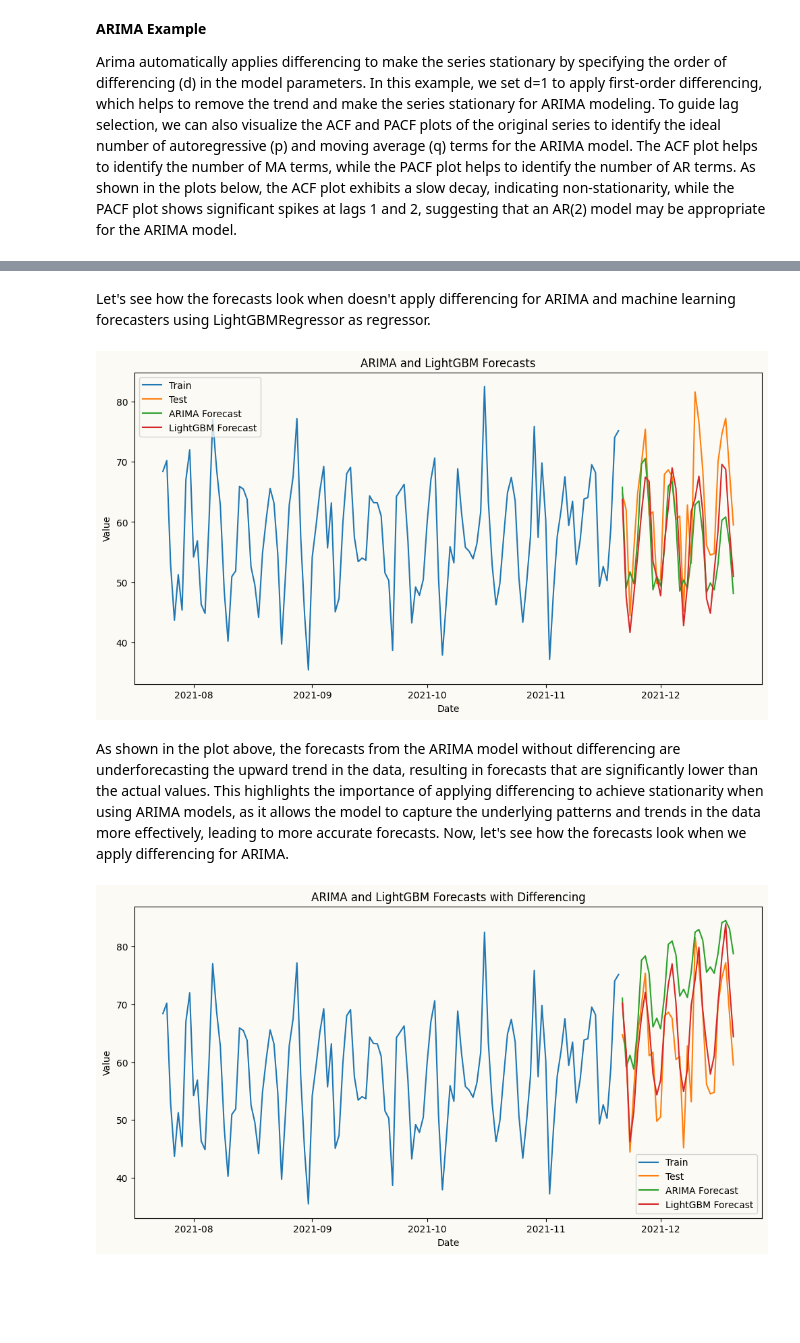
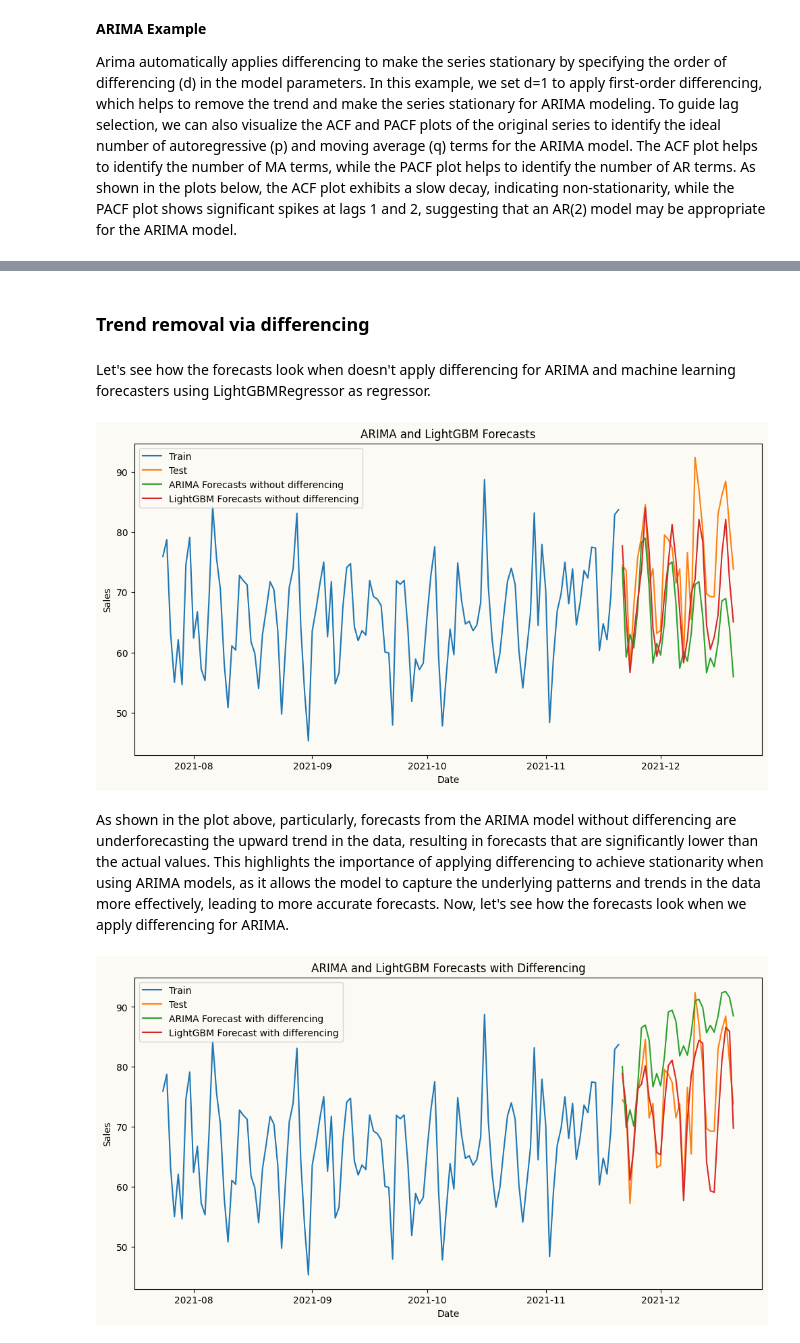
Before and after one commit to mustafaslanCoto/peshbeen, a Jupyter notebook: nbs/user_guide.ipynb, the cells around one changed output, grey strips where cells are left out. Drawn from its saved outputs; the diff is of its cells as text; code cells hidden in the pictures; blank space fills up the shorter version.

```diff
--- a/nbs/user_guide.ipynb
+++ b/nbs/user_guide.ipynb
@@ -80,20 +94,20 @@ Here, we forecast the same series using multiple models — starting with ETS, w
 # %%
 
 from lightgbm import LGBMRegressor
-train = time_series.iloc[:-30]
-test = time_series.iloc[-30:]
+train = sales_data.iloc[:-30]
+test = sales_data.iloc[-30:]
 from peshbeen.models import ets, arima, ml_forecaster
-ets_model = ets(target_col='Value', seasonal = 'additive', seasonal_periods=7)
+ets_model = ets(target_col='sales', seasonal = 'additive', seasonal_periods=7)
 ets_model.fit(train)
 ets_forecast = ets_model.forecast(H=30)
 # plot the forecast
 plt.figure(figsize=(12, 6))
-plt.plot(train.index[-120:], train['Value'][-120:], label='Train')
-plt.plot(test.index, test['Value'], label='Test')
+plt.plot(train.index[-120:], train['sales'][-120:], label='Train')
+plt.plot(test.index, test['sales'], label='Test')
 plt.plot(test.index, ets_forecast, label='ETS Forecast')
 plt.title('ETS Forecast')
 plt.xlabel('Date')
-plt.ylabel('Value')
+plt.ylabel('Sales')
 plt.legend()
 plt.show()
 # %% [output]
@@ -118,52 +128,55 @@ plt.show()
+# %% [markdown]
+### Trend removal via differencing
 # %% [markdown]
 Let's see how the forecasts look when doesn't apply differencing for ARIMA and machine learning forecasters using LightGBMRegressor as regressor.
 # %%
 # arima forecast
-arima_model = arima(target_col='Value', order=(2,0,0), seasonal_order=(1,0,0), seasonal_length=7)
+arima_model = arima(target_col='sales', order=(2,0,0), seasonal_order=(1,0,0), seasonal_length=7)
 arima_model.fit(train)
 arima_forecast = arima_model.forecast(H=30)
 
 # ml forecast using lightgbm
-lgb_model = ml_forecaster(target_col='Value',model=LGBMRegressor(verbose=-1, n_estimators=100, learning_rate=0.1), lags=7, trend='ets')
+lgb_model = ml_forecaster(target_col='sales',model=LGBMRegressor(verbose=-1, n_estimators=100, learning_rate=0.1),
+                          lags=7)
 lgb_model.fit(train)
 lgb_forecast = lgb_model.forecast(H=30)
 
 # plot the forecast
 plt.figure(figsize=(12, 6))
-plt.plot(train.index[-120:], train['Value'][-120:], label='Train')
-plt.plot(test.index, test['Value'], label='Test')
-plt.plot(test.index, arima_forecast, label='ARIMA Forecast')
-plt.plot(test.index, lgb_forecast, label='LightGBM Forecast')
+plt.plot(train.index[-120:], train['sales'][-120:], label='Train')
+plt.plot(test.index, test['sales'], label='Test')
+plt.plot(test.index, arima_forecast, label='ARIMA Forecasts without differencing')
+plt.plot(test.index, lgb_forecast, label='LightGBM Forecasts without differencing')
 plt.title('ARIMA and LightGBM Forecasts')
 plt.xlabel('Date')
-plt.ylabel('Value')
+plt.ylabel('Sales')
 plt.legend()
 plt.show()
 # %% [output]
-[figure, old version]
+[figure, new version]
 # %% [markdown]
-As shown in the plot above, the forecasts from the ARIMA model without differencing are underforecasting the upward trend in the data, resulting in forecasts that are significantly lower than the actual values. This highlights the importance of applying differencing to achieve stationarity when using ARIMA models, as it allows the model to capture the underlying patterns and trends in the data more effectively, leading to more accurate forecasts. Now, let's see how the forecasts look when we apply differencing for ARIMA.
+As shown in the plot above, particularly, forecasts from the ARIMA model without differencing are underforecasting the upward trend in the data, resulting in forecasts that are significantly lower than the actual values. This highlights the importance of applying differencing to achieve stationarity when using ARIMA models, as it allows the model to capture the underlying patterns and trends in the data more effectively, leading to more accurate forecasts. Now, let's see how the forecasts look when we apply differencing for ARIMA.
 # %%
 # arima forecast
-arima_model = arima(target_col='Value', order=(2,1,0), seasonal_order=(1,0,0), seasonal_length=7)
+arima_model = arima(target_col='sales', order=(2,1,0), seasonal_order=(1,0,0), seasonal_length=7)
 arima_model.fit(train)
 arima_forecast = arima_model.forecast(H=30)
 
 # ml forecast using lightgbm
-lgb_model = ml_forecaster(target_col='Value',model=LGBMRegressor(verbose=-1, n_estimators=100, learning_rate=0.1), lags=7, difference=1)
+lgb_model = ml_forecaster(target_col='sales',model=LGBMRegressor(verbose=-1, n_estimators=100, learning_rate=0.1), lags=7, difference=1)
 lgb_model.fit(train)
 lgb_forecast = lgb_model.forecast(H=30)
 # plot the forecast
 plt.figure(figsize=(12, 6))
-plt.plot(train.index[-120:], train['Value'][-120:], label='Train')
-plt.plot(test.index, test['Value'], label='Test')
-plt.plot(test.index, arima_forecast, label='ARIMA Forecast')
-plt.plot(test.index, lgb_forecast, label='LightGBM Forecast')
+plt.plot(train.index[-120:], train['sales'][-120:], label='Train')
+plt.plot(test.index, test['sales'], label='Test')
+plt.plot(test.index, arima_forecast, label='ARIMA Forecast with differencing')
+plt.plot(test.index, lgb_forecast, label='LightGBM Forecast with differencing')
 plt.title('ARIMA and LightGBM Forecasts with Differencing')
 plt.xlabel('Date')
-plt.ylabel('Value')
+plt.ylabel('Sales')
 plt.legend()
 plt.show()
 # %% [output]
-[figure, old version]
+[figure, new version]
 # %% [markdown]
```
Also changed, not shown: parts of 46 cells of this notebook, 29 other files.
